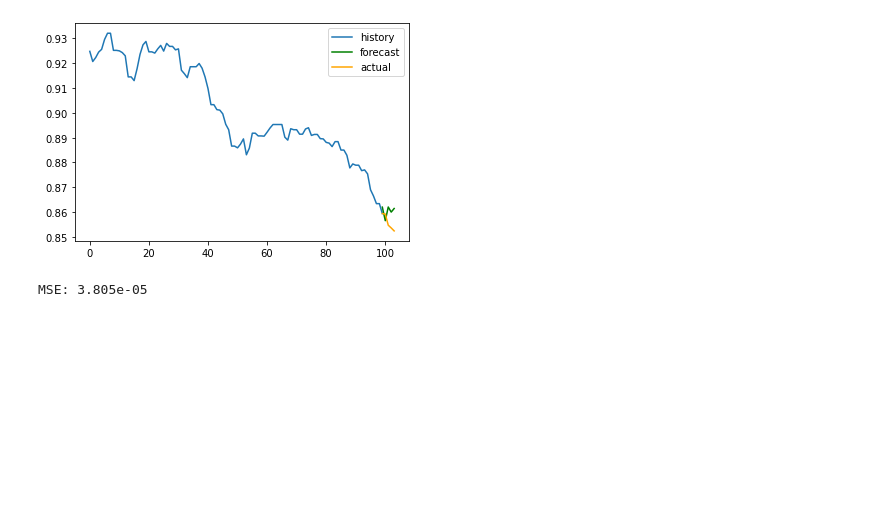
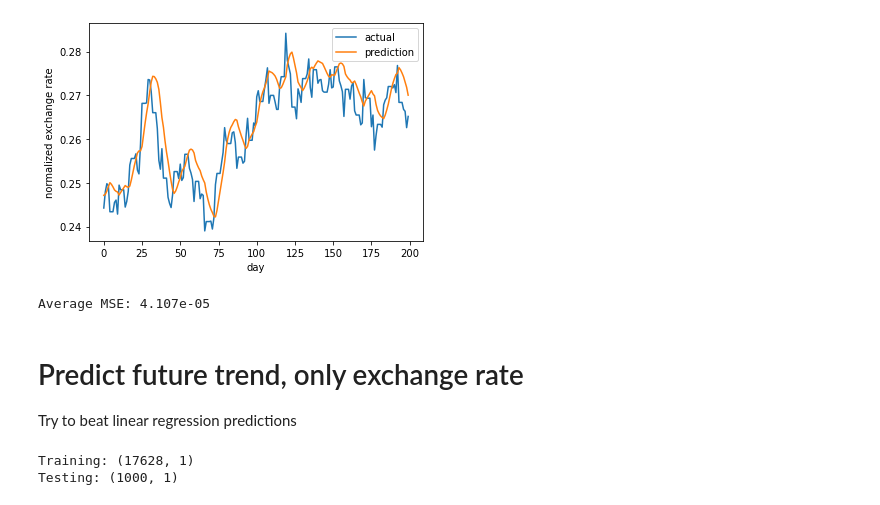
Before and after one commit to kevinddchen/ECE247, a Jupyter notebook: Kevin-RNN-Test.ipynb, the cells around one changed output. Saved outputs shown, nothing was run; the diff lists cells and outputs as text; code cells hidden in the pictures; blank space fills up the shorter version.

```diff
--- a/Kevin-RNN-Test.ipynb
+++ b/Kevin-RNN-Test.ipynb
@@ -232,15 +218,30 @@ ytarget = y[:, forecast]
-# %%
-i = 5
-
-mse = np.mean(np.square(yhat[i] - ytarget[i]))
-
-H_max = int(np.max(history))
-plt.plot(history, X[i,:,0], label='history')
-plt.plot(H_max+forecast, yhat[i], label='forecast', color='green')
-plt.plot(H_max+actual, y[i], label='actual', color='orange')
-plt.legend()
-plt.show()
-print("MSE: %.3e" % mse)
-# %% [output]
-[figure, removed]
-MSE: 3.805e-05
+# %%
+## compare actual to 1-day predictions
+## pick any date interval, subset of [0, M]
+dates = np.arange(0, 200)
+#dates = np.arange(0, M)
+
+plt.plot(y_all[dates, 0], label='actual')
+plt.plot(y_pred[dates,0], label='prediction')
+plt.ylabel('normalized exchange rate')
+plt.xlabel('day')
+plt.legend()
+plt.show()
+
+mse = np.mean(np.square(y_all[:,0] - y_pred[:,0]))
+print("Average MSE: %.3e" % mse)
+# %% [output]
+[figure, added]
+Average MSE: 4.107e-05
+# %% [markdown]
+# Predict future trend, only exchange rate
+Try to beat linear regression predictions
+# %%
+## split into training and testing sets
+data_train = data[:-1000, 0:1]
+data_test = data[-1000:, 0:1]
+print("Training:", data_train.shape)
+print("Testing:", data_test.shape)
+# %% [output]
+Training: (17628, 1)
+Testing: (1000, 1)
```
Also changed, not shown: parts of 27 cells of this notebook, 2 other files.
